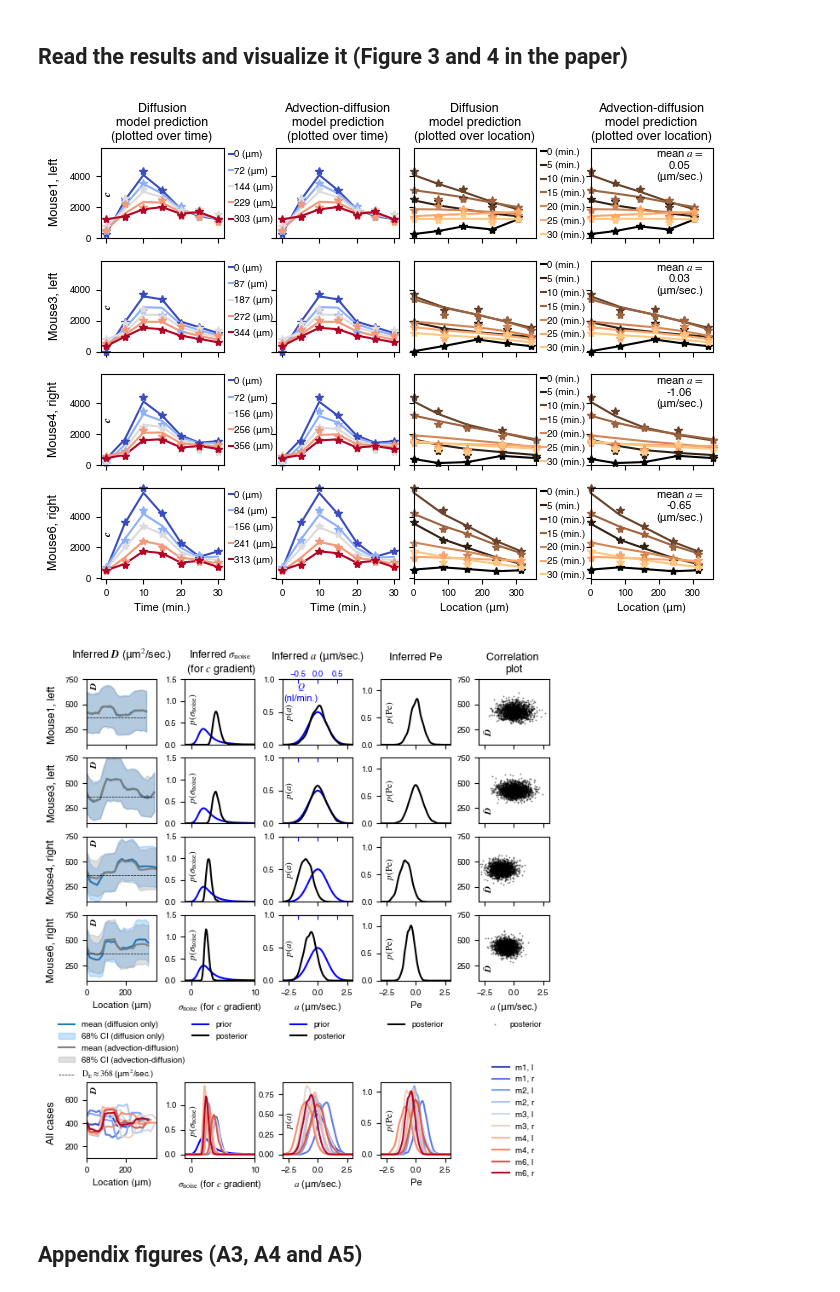
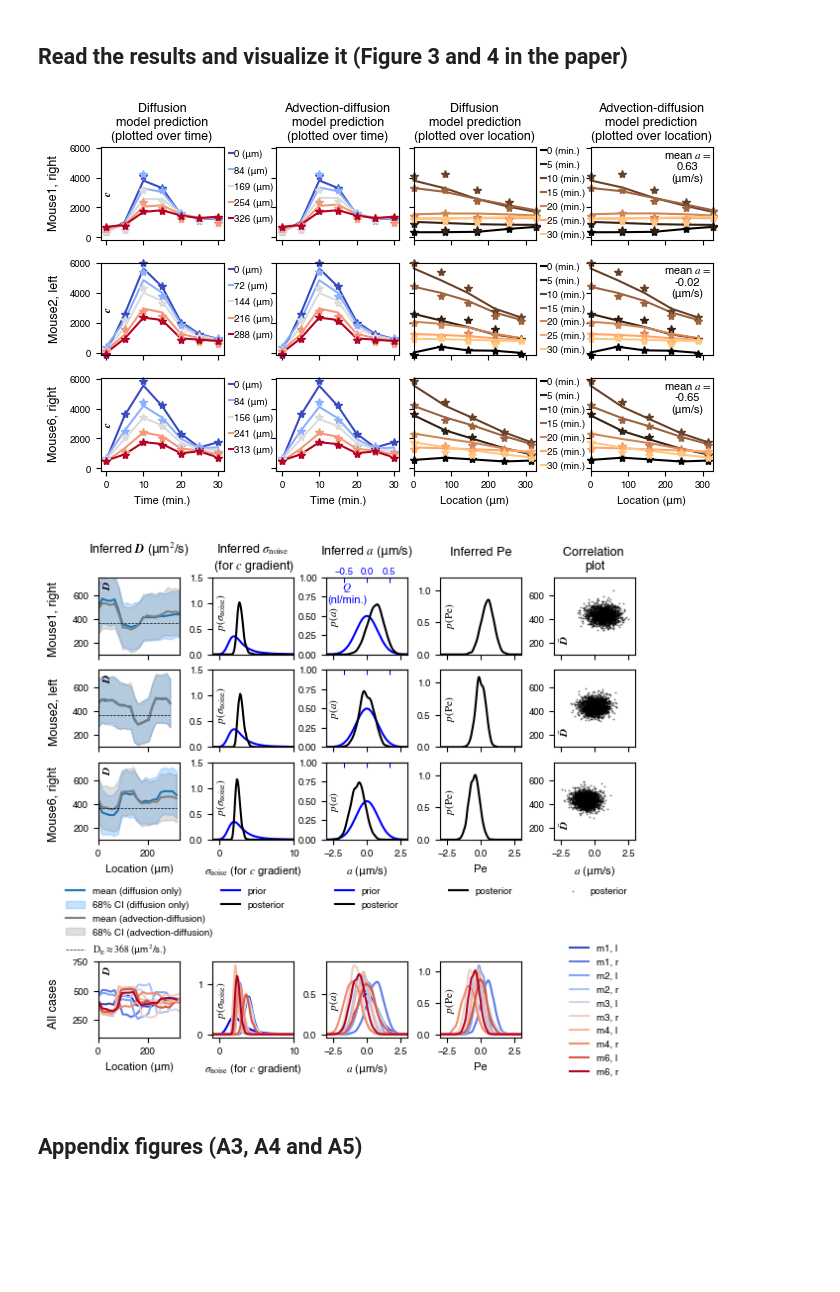
Before and after one commit to CUQI-DTU/Paper-Cochlear, a Jupyter notebook: real_data_results.ipynb, the cells around one changed output. Drawn from its saved outputs; the diff is of its cells as text; code cells hidden in the pictures; blank space fills up the shorter version.

```diff
--- a/real_data_results.ipynb
+++ b/real_data_results.ipynb
@@ -69,39 +69,38 @@ advection_diffusion_tag = f"{sampler}_{unknown_par_type}_{unknown_par_value}_{da
 # %%
 results_directory = 'results/'
 tag_list = [version, version, diffusion_tag, advection_diffusion_tag]
 animal_ear = [
-    ('m1', 'l'),
-    ('m3', 'l'),
-    ('m4', 'r'),
+    ('m1', 'r'),
+    ('m2', 'l'),
     ('m6', 'r')
     ]
 
 all_animals_ears = []
 
 for animal in all_animals():
     for ear in all_ears():
         all_animals_ears.append((animal, ear))
 data_diff_list, data_adv_list = read_all_real_scenarios(results_directory, tag_list, animal_ear)
 data_diff_list_all, data_adv_list_all = read_all_real_scenarios(results_directory, tag_list, all_animals_ears)
 
 # Create plots directory
 if not os.path.exists(f'figures/{version}'):
     os.makedirs(f'figures/{version}')
 
 colormaps = [plt.colormaps.get_cmap('coolwarm'),
              plt.colormaps.get_cmap('copper')]
 
 
-misfit_info_1 = plot_misfit_real( data_diff_list, data_adv_list, colormaps=colormaps)
+misfit_info_1 = plot_misfit_real(data_diff_list, data_adv_list, colormaps=colormaps)
 plt.savefig(f'figures/{version}/{version}_fig_real_misfit.pdf', bbox_inches='tight')
 
 
-all_samples_a = plot_inference_real( data_diff_list, data_adv_list, data_diff_list_all, data_adv_list_all)
+all_samples_a = plot_inference_real(data_diff_list, data_adv_list, data_diff_list_all, data_adv_list_all)
 # save figure and remove white space
 plt.savefig(f'figures/{version}/{version}_fig_real_inference.pdf', bbox_inches='tight')
 # %% [output]
-[figure, old version]
+[figure, new version]
-[figure, old version]
+[figure, new version]
 # %% [markdown]
 ## Appendix figures (A3, A4 and A5)
 # %%
```
Also changed, not shown: parts of 1 cell of this notebook.
